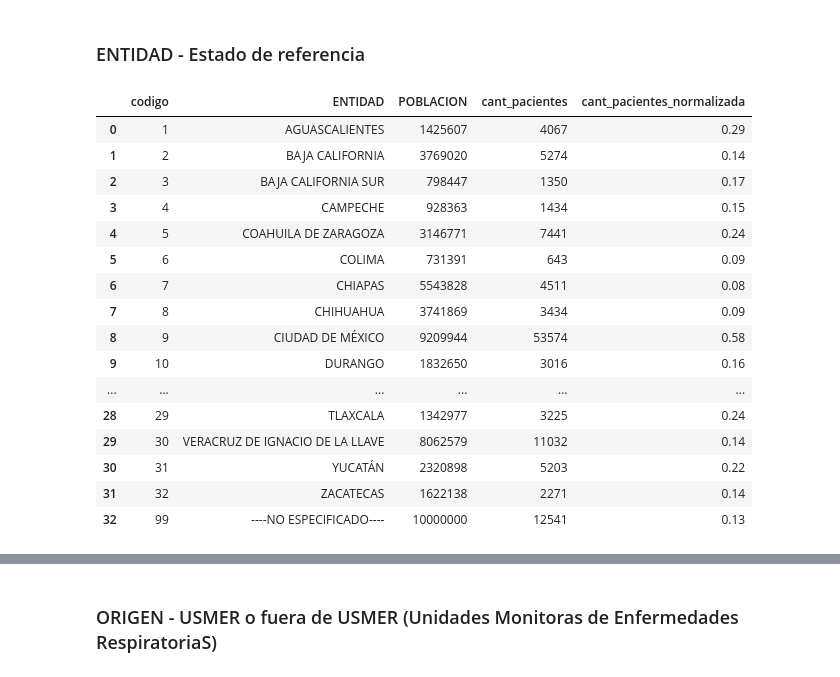
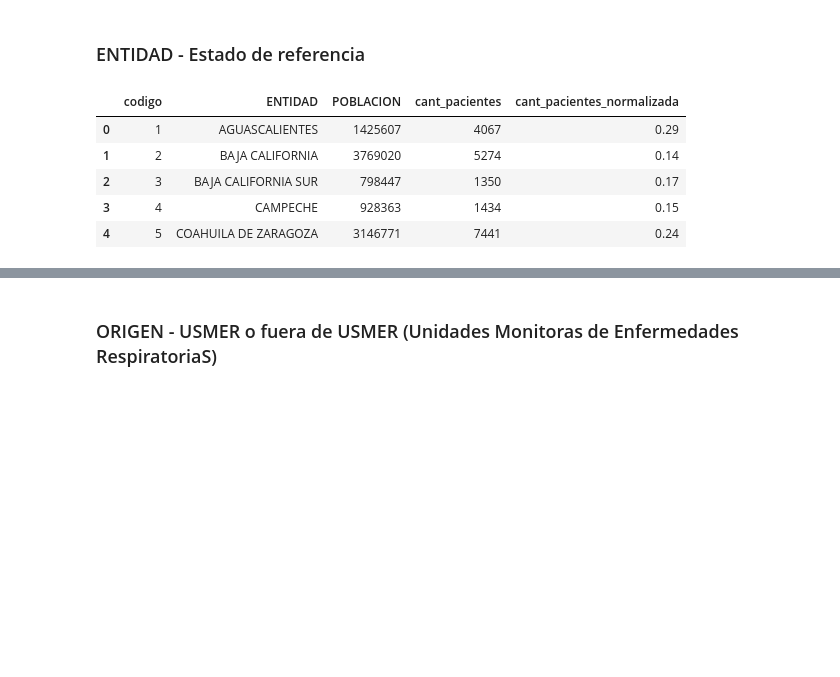
Before and after one commit to Edgar-La/Covid_19_Mexico, a Jupyter notebook: Final_Project.ipynb, the cells around one changed output, grey strips where cells are left out. Cells and saved outputs as stored; diff of their text form; code cells hidden in the pictures; blank space fills up the shorter version.

```diff
--- a/Final_Project.ipynb
+++ b/Final_Project.ipynb
@@ -201,31 +225,20 @@ datos_poblacion = {
 # %%
 df_entidad = pd.DataFrame()
 df_entidad['codigo'] = ENTIDAD_NAC.keys()
 df_entidad['ENTIDAD'] = ENTIDAD_NAC.values()
 df_entidad['POBLACION'] = datos_poblacion.values()
 
 pacientes_por_entidad = df_clean['ENTIDAD_NAC'].value_counts()
 df_entidad['cant_pacientes'] = [pacientes_por_entidad[codigo] for codigo in df_entidad['codigo']]
 df_entidad['cant_pacientes_normalizada'] = round((df_entidad['cant_pacientes']/df_entidad['POBLACION'])*100, 2)
-df_entidad
+df_entidad.head()
 # %% [output]
 |  | codigo | ENTIDAD | POBLACION | cant_pacientes | cant_pacientes_normalizada |
 | 0 | 1 | AGUASCALIENTES | 1425607 | 4067 | 0.29 |
 | 1 | 2 | BAJA CALIFORNIA | 3769020 | 5274 | 0.14 |
 | 2 | 3 | BAJA CALIFORNIA SUR | 798447 | 1350 | 0.17 |
 | 3 | 4 | CAMPECHE | 928363 | 1434 | 0.15 |
 | 4 | 5 | COAHUILA DE ZARAGOZA | 3146771 | 7441 | 0.24 |
-| 5 | 6 | COLIMA | 731391 | 643 | 0.09 |
-| 6 | 7 | CHIAPAS | 5543828 | 4511 | 0.08 |
-| 7 | 8 | CHIHUAHUA | 3741869 | 3434 | 0.09 |
-| 8 | 9 | CIUDAD DE MÉXICO | 9209944 | 53574 | 0.58 |
-| 9 | 10 | DURANGO | 1832650 | 3016 | 0.16 |
-| ... | ... | ... | ... | ... | ... |
-| 28 | 29 | TLAXCALA | 1342977 | 3225 | 0.24 |
-| 29 | 30 | VERACRUZ DE IGNACIO DE LA LLAVE | 8062579 | 11032 | 0.14 |
-| 30 | 31 | YUCATÁN | 2320898 | 5203 | 0.22 |
-| 31 | 32 | ZACATECAS | 1622138 | 2271 | 0.14 |
-| 32 | 99 | ----NO ESPECIFICADO---- | 10000000 | 12541 | 0.13 |
 # %%
 data = df_entidad.copy()
 data.sort_values(by='cant_pacientes', inplace=True)
```
Also changed, not shown: parts of 52 cells of this notebook.
